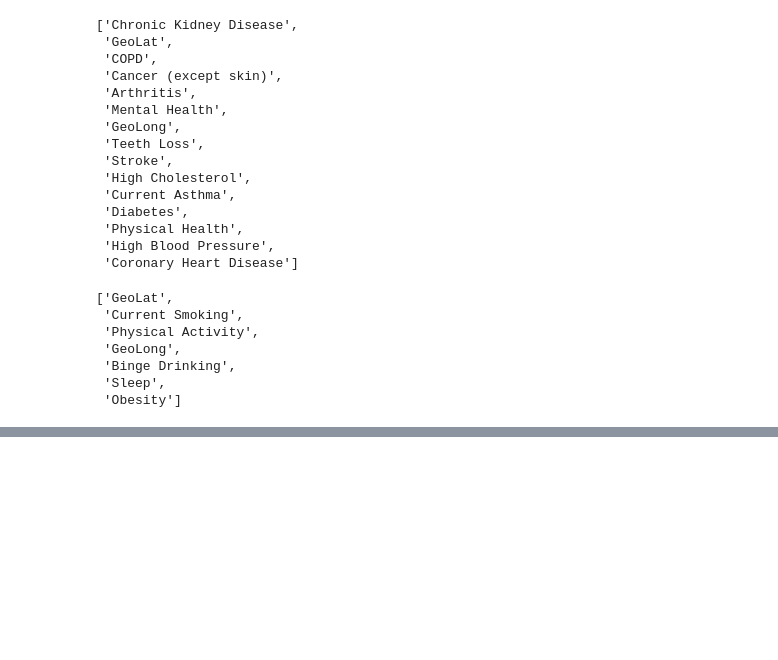
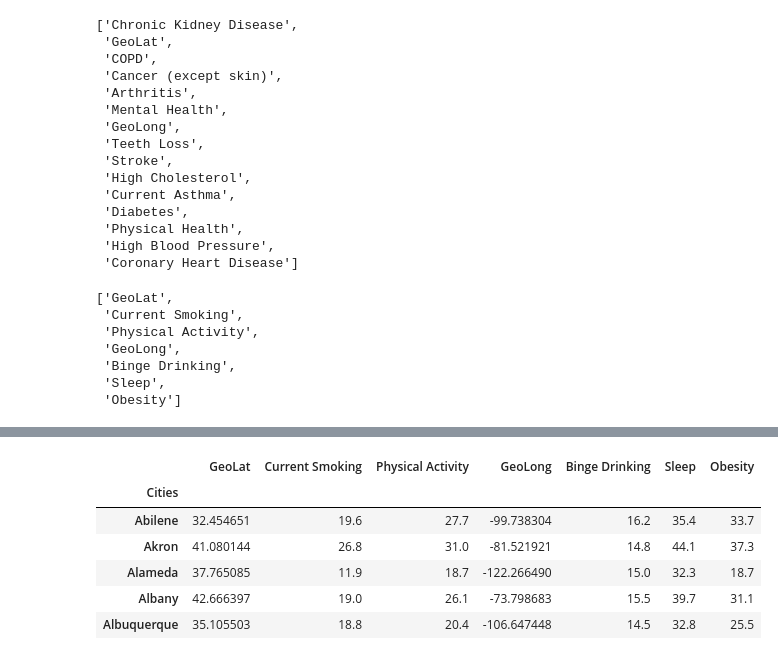
Before and after one commit to RJBeetel3/500_Cities_Project, a Jupyter notebook: 500_Cities_Data_Exploration4.ipynb, the cells around one changed output, grey strips where cells are left out. Cells and saved outputs as stored; diff of their text form; code cells hidden in the pictures; blank space fills up the shorter version.

```diff
--- a/500_Cities_Data_Exploration4.ipynb
+++ b/500_Cities_Data_Exploration4.ipynb
@@ -177,3 +177,11 @@ behaviors_df = pd.DataFrame.from_dict(behaviors_dict, 'index')
 outcomes_df.to_csv('500_Cities_Health_Outcomes.csv')
 # %%
 behaviors_df.to_csv('500_Cities_Health_Behaviors.csv')
+# %%
+outcomes_df = pd.read_csv('500_Cities_Health_Outcomes.csv')
+behaviors_df = pd.read_csv('500_Cities_Health_Behaviors.csv')
+#outcomes_df = outcomes_df.drop('GeoLong', 1, inplace = True)
+#outcomes_df = outcomes_df.drop('GeoLat', 1, inplace = True)
+outcomes_df.columns
+outcomes_df.drop('GeoLong', 1, inplace = True)
+outcomes_df.columns
@@ -179,0 +217,11 @@ behaviors_df.to_csv('500_Cities_Health_Behaviors.csv')
+# %%
+behaviors_df.set_index('Cities', inplace = True)
+behaviors_df.head()
+# %% [output]
+|  | GeoLat | Current Smoking | Physical Activity | GeoLong | Binge Drinking | Sleep | Obesity |
+| Cities |  |  |  |  |  |  |  |
+| Abilene | 32.454651 | 19.6 | 27.7 | -99.738304 | 16.2 | 35.4 | 33.7 |
+| Akron | 41.080144 | 26.8 | 31.0 | -81.521921 | 14.8 | 44.1 | 37.3 |
+| Alameda | 37.765085 | 11.9 | 18.7 | -122.266490 | 15.0 | 32.3 | 18.7 |
+| Albany | 42.666397 | 19.0 | 26.1 | -73.798683 | 15.5 | 39.7 | 31.1 |
+| Albuquerque | 35.105503 | 18.8 | 20.4 | -106.647448 | 14.5 | 32.8 | 25.5 |
```
Also changed, not shown: parts of 8 cells of this notebook.
